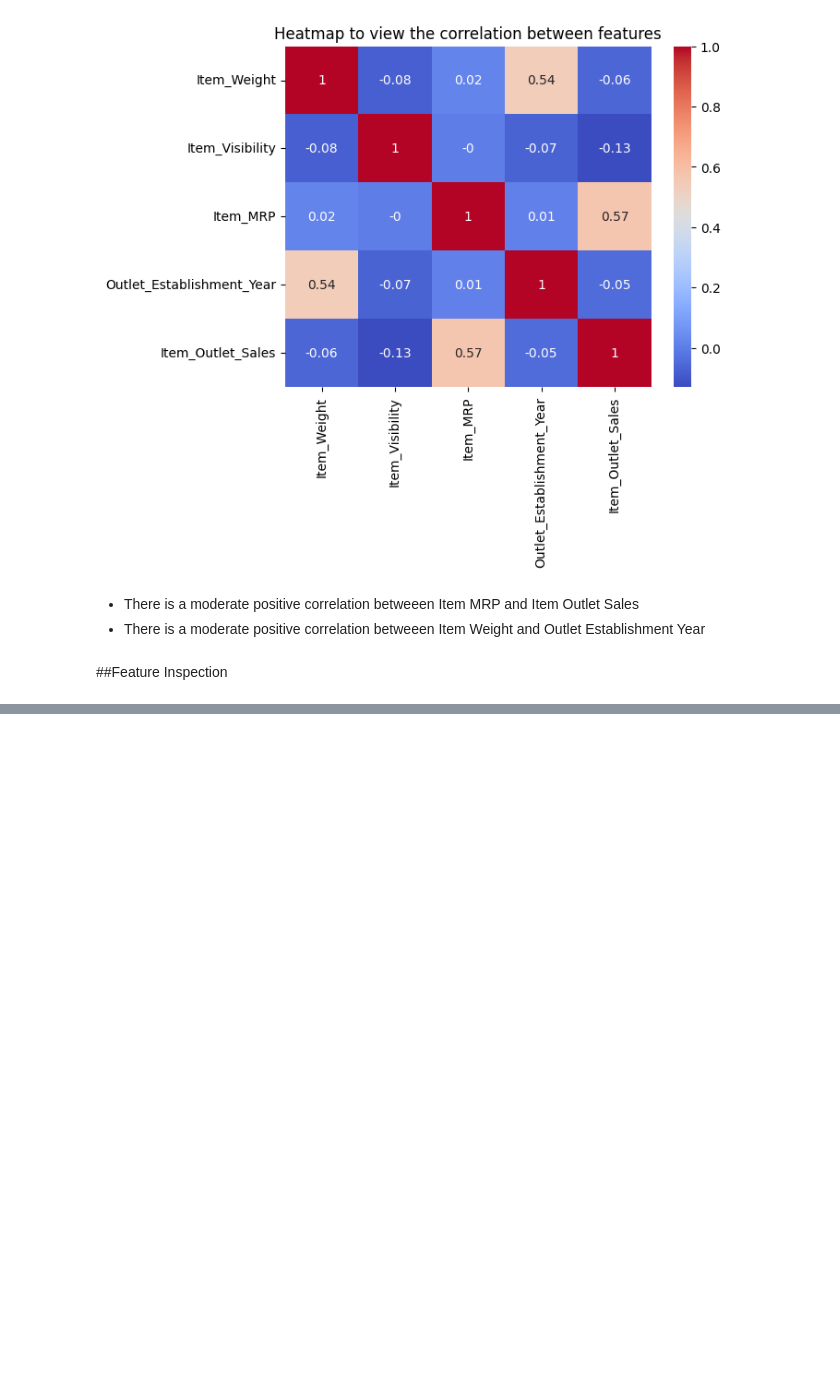
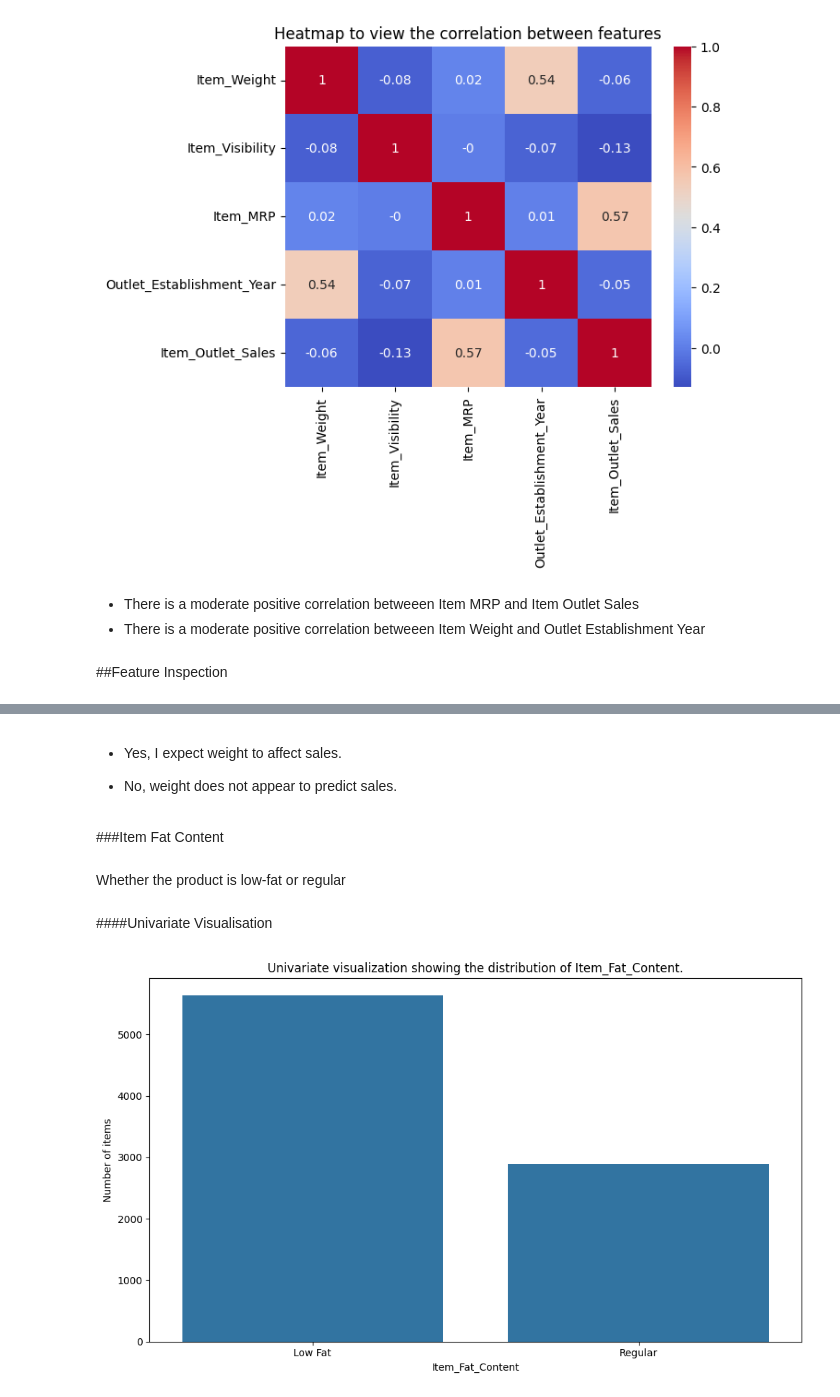
Before and after one commit to UKashNK/Prediction-of-Product-Sales, a Jupyter notebook: Prediction_of_Product_Sales.ipynb, the cells around one changed output, grey strips where cells are left out. Cells and saved outputs as stored; diff of their text form; code cells hidden in the pictures; blank space fills up the shorter version.

```diff
--- a/Prediction_of_Product_Sales.ipynb
+++ b/Prediction_of_Product_Sales.ipynb
@@ -290,0 +406,14 @@ ax.set(title="Heatmap to view the correlation between features");
+# %% [markdown]
+- Yes, I expect weight to affect sales.
+
+- No, weight does not appear to predict sales.
+# %% [markdown]
+###Item Fat Content
+# %% [markdown]
+Whether the product is low-fat or regular
+# %% [markdown]
+####Univariate Visualisation
+# %%
+univ_viz(df,"Item_Fat_Content")
+# %% [output]
+[figure, added]
```
Also changed, not shown: parts of 82 cells of this notebook.
